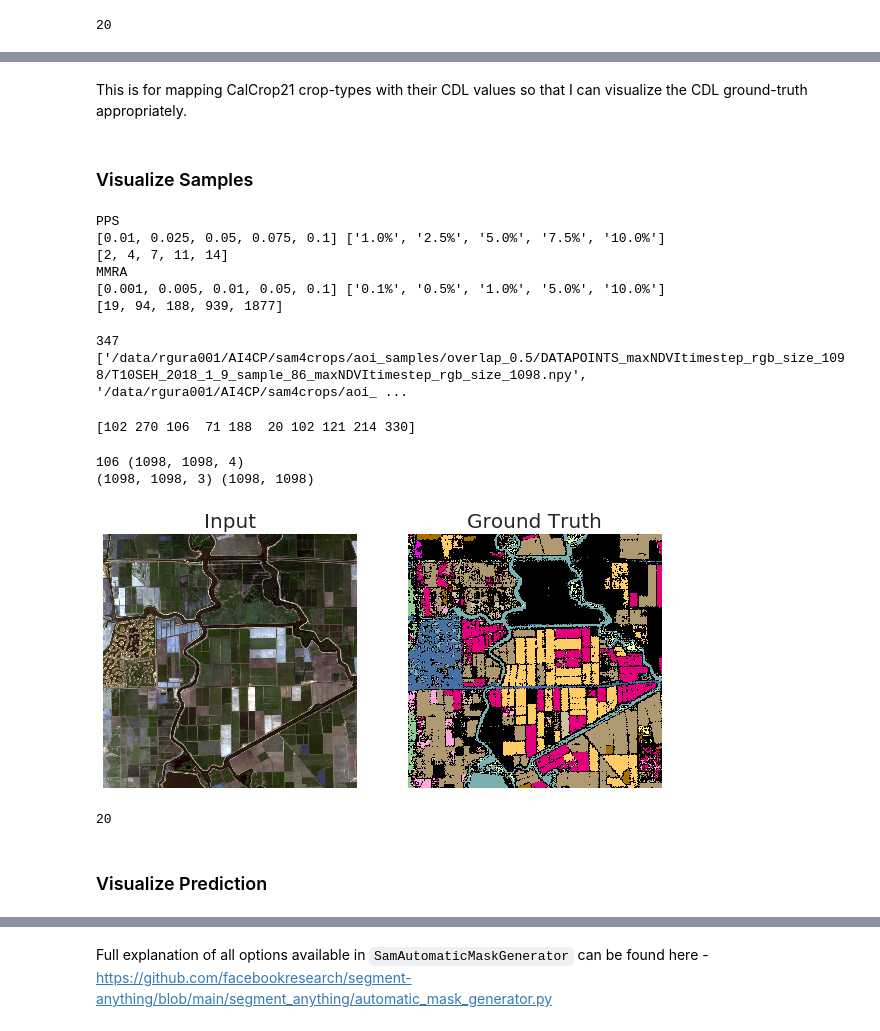
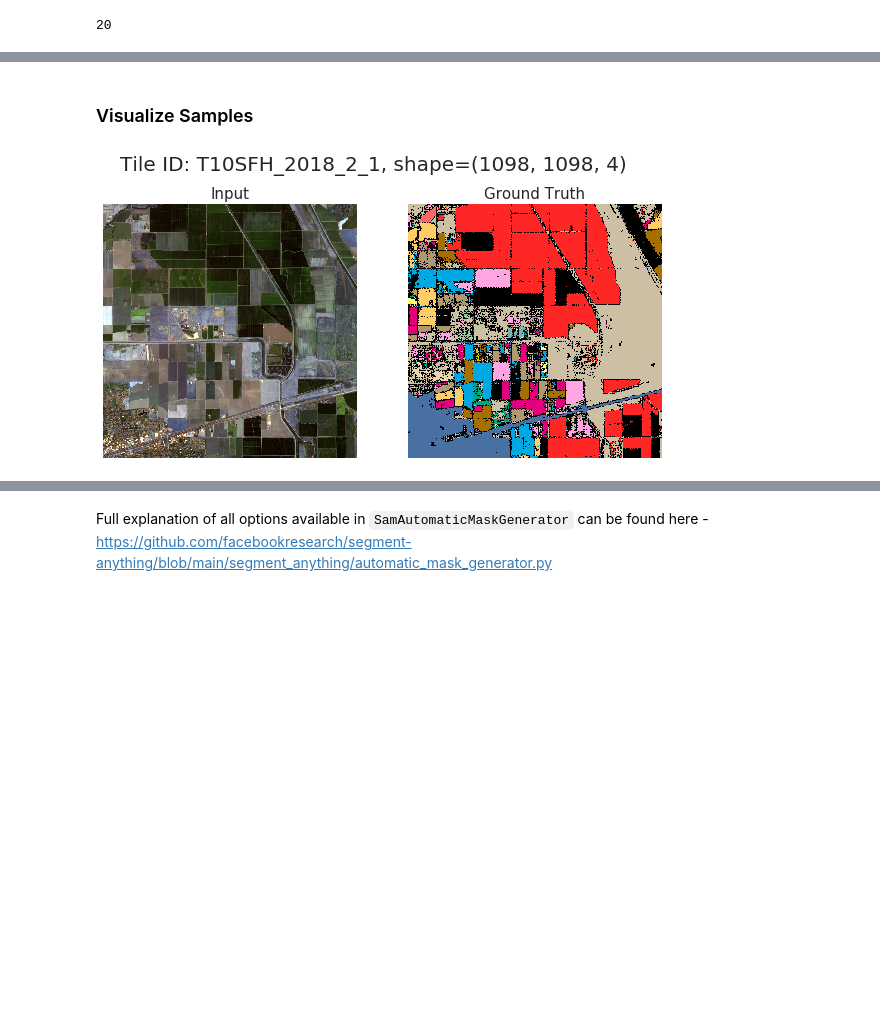
Before and after one commit to madlab-ucr/sam4crops, a Jupyter notebook: src/GettingStarted.ipynb, the cells around one changed output, grey strips where cells are left out. Cells and saved outputs as stored; diff of their text form; code cells hidden in the pictures; blank space fills up the shorter version.

```diff
--- a/src/GettingStarted.ipynb
+++ b/src/GettingStarted.ipynb
@@ -161,2 +162,0 @@ get_reusable_executor().shutdown(wait=True)
-# %% [markdown]
-This is for mapping CalCrop21 crop-types with their CDL values so that I can visualize the CDL ground-truth appropriately.
@@ -177,66 +163,9 @@ print(len(class_names), len(labels_list), len(cdl_values_list))
 # %% [markdown]
 ### Visualize Samples
-# %%
-## PPS as fraction of image length and width
-aoi_length = 137
-print("PPS")
-pps_frac_vals =  [1e-2, 2.5e-2, 5e-2, 7.5e-2, 1e-1] #[1e-1, 1.25e-1, 2.5e-1]
-print(pps_frac_vals, [f"{pps_frac*100}%" for pps_frac in pps_frac_vals])
-pps_vals = [np.ceil(aoi_length*pps_frac).astype(int) for pps_frac in pps_frac_vals]
-print(pps_vals)
-
-## MMRA as a fraction of image area
-print("MMRA")
-min_mask_region_fracs_vals = [1e-3, 5*1e-3, 1e-2, 5*1e-2, 1e-1]
-print(min_mask_region_fracs_vals, [f"{min_mask_region_frac*100}%" for min_mask_region_frac in min_mask_region_fracs_vals])
-min_mask_region_area_vals = [np.ceil(aoi_length*aoi_length*min_mask_region_frac).astype(int) for min_mask_region_frac in min_mask_region_fracs_vals]
-print(min_mask_region_area_vals)
-# %% [output]
-PPS
-[0.01, 0.025, 0.05, 0.075, 0.1] ['1.0%', '2.5%', '5.0%', '7.5%', '10.0%']
-[2, 4, 7, 11, 14]
-MMRA
-[0.001, 0.005, 0.01, 0.05, 0.1] ['0.1%', '0.5%', '1.0%', '5.0%', '10.0%']
-[19, 94, 188, 939, 1877]
-# %%
-aoi_sizes = [1098, 549, 274, 137, 68]
-aoi_size = aoi_sizes[0]
-SAMPLES_DIR = "/data/rgura001/AI4CP/sam4crops/aoi_samples/overlap_0.5/DATAPOINTS_maxNDVItimestep_rgb_size_{}".format(aoi_size)
-sample_filepaths = sorted(glob.glob(SAMPLES_DIR+"/*.npy"))
-print(len(sample_filepaths), sample_filepaths[:2])
-# %% [output]
-347 ['/data/rgura001/AI4CP/sam4crops/aoi_samples/overlap_0.5/DATAPOINTS_maxNDVItimestep_rgb_size_1098/T10SEH_2018_1_9_sample_86_maxNDVItimestep_rgb_size_1098.npy', '/data/rgura001/AI4CP/sam4crops/aoi_ ...
-# %%
-num_samples=10
-num_avail_samples = len(sample_filepaths)
-if num_avail_samples >= num_samples:
-    np.random.seed(42)
-    sample_idxes = np.random.randint(low=0, high=num_avail_samples, size=num_samples)
-else:
-    print("num_samples greater than num_avail_samples(={})! Exiting...".format(num_avail_samples))
-    # sys.exit()
-print(sample_idxes)
-# %% [output]
-[102 270 106  71 188  20 102 121 214 330]
-# %%
-i = 2
-sample_id = sample_idxes[i]
-sample = np.load(sample_filepaths[sample_id])
-print(sample_idxes[i], sample.shape)
-
-image, gt_mask = sample[...,:3].astype('uint8'), sample[...,-1] ## because SAM expects uint8 inputs
-print(image.shape, gt_mask.shape)
-
-from utils import plot_sample
-plot_sample(img=image, mask=gt_mask)
-# %% [output]
-106 (1098, 1098, 4)
-(1098, 1098, 3) (1098, 1098)
-[figure, removed]
-# %%
-num_classes_in_gt_mask = len(np.unique(gt_mask))
-num_classes_in_gt_mask
-# %% [output]
-20
-# %% [markdown]
-### Visualize Prediction
+# %%
+image, gt_mask = datapoint[...,:3], datapoint[...,-1]
+aoi_size = image.shape[0]
+plot_sample(img=image, mask=gt_mask,
+            titlestr=f"Tile ID: {id_}, shape={datapoint.shape}", show=True)
+# %% [output]
+[figure, added]
```
Also changed, not shown: parts of 9 cells of this notebook, 2 other files.
